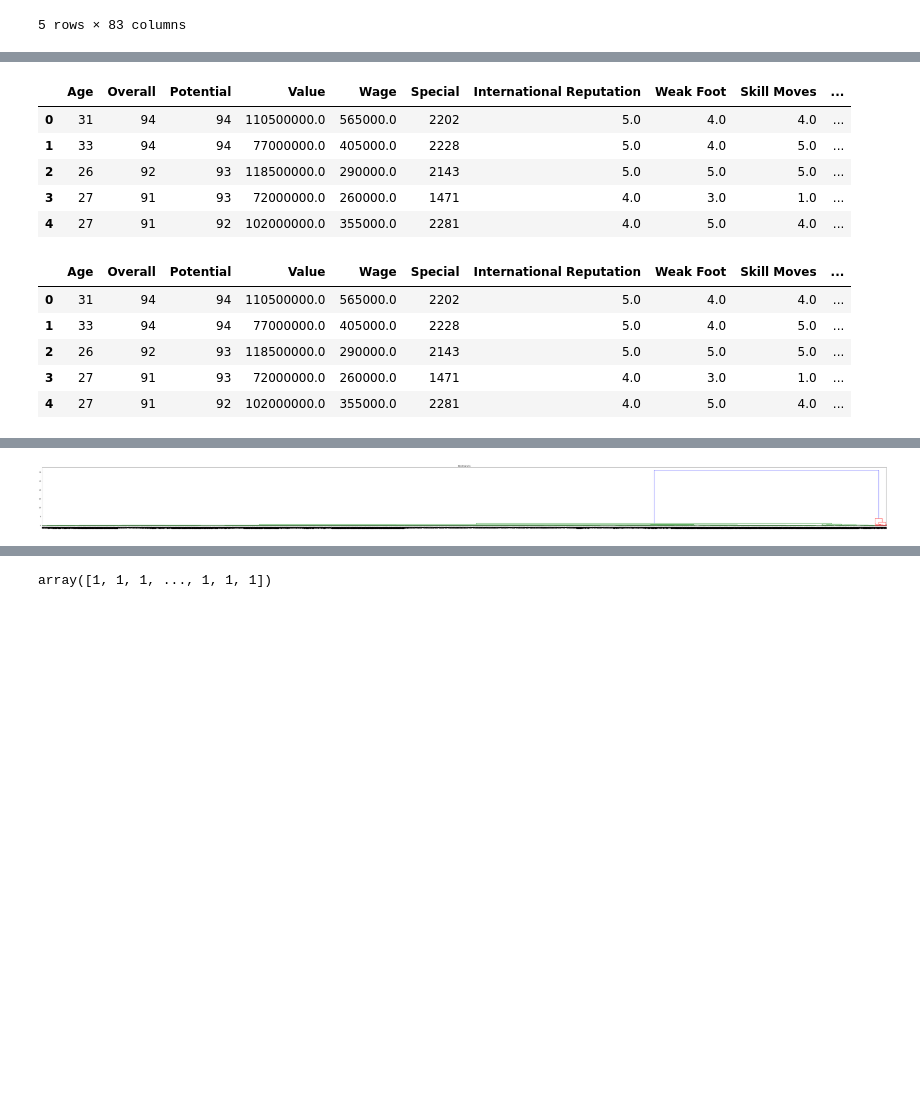
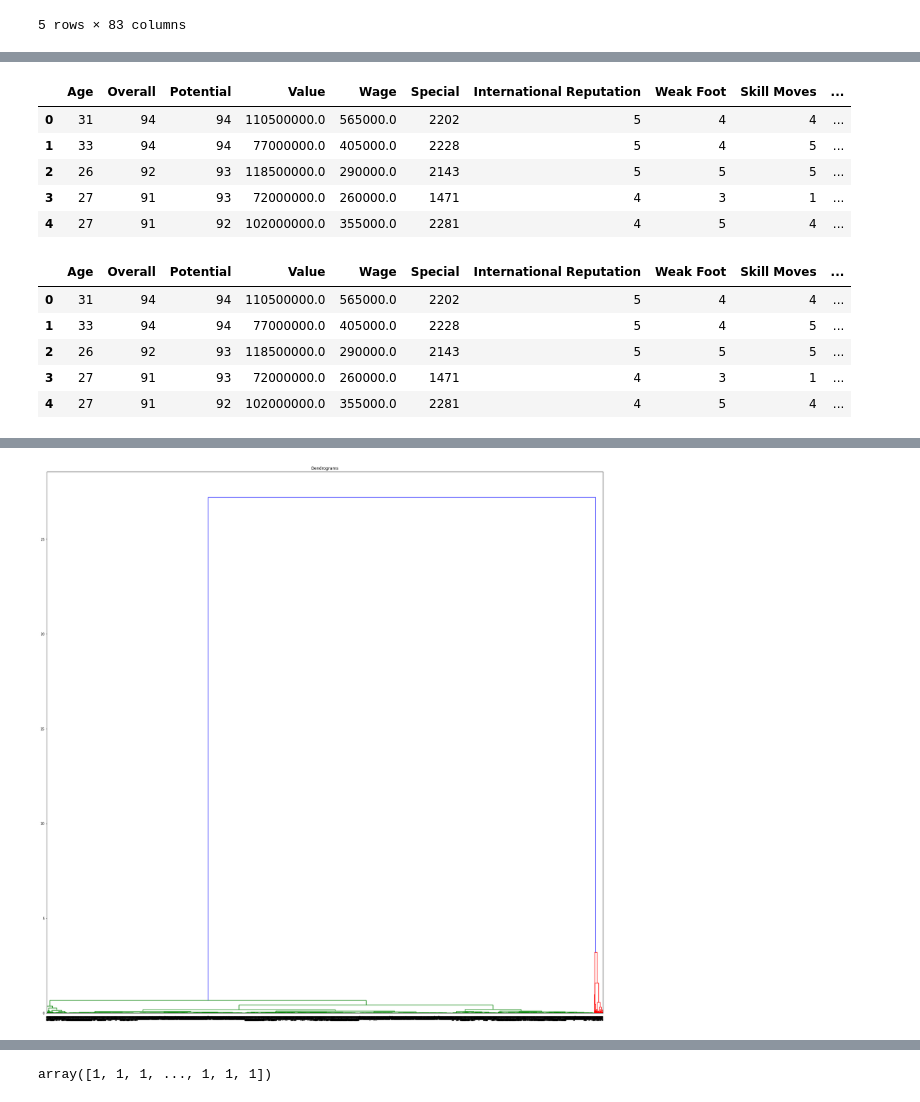
Before and after one commit to bachinaram/DataAnalytics1, a Jupyter notebook: DA1_assignment1q2.ipynb, the cells around one changed output, grey strips where cells are left out. Cells and saved outputs as stored; diff of their text form; code cells hidden in the pictures; blank space fills up the shorter version.

```diff
--- a/DA1_assignment1q2.ipynb
+++ b/DA1_assignment1q2.ipynb
@@ -6,7 +6,7 @@ import seaborn as sns
 import numpy as np
 import pandas as pd
 
-football_df = pd.read_csv("/content/sample_data/football_data.csv")
+football_df = pd.read_csv("/content/football_data.csv")
 football_df.head()
 # %% [output]
 |  | Unnamed: 0 | ID | Name | Age | Photo | Nationality | Flag | Overall | Potential | Club | ... |
@@ -464,11 +464,11 @@ football_df2 =  football_df1[['Age', 'Overall', 'Potential','Value','Wage','Spec
 football_df2.head()
 # %% [output]
 |  | Age | Overall | Potential | Value | Wage | Special | International Reputation | Weak Foot | Skill Moves | ... |
-| 0 | 31 | 94 | 94 | 110500000.0 | 565000.0 | 2202 | 5.0 | 4.0 | 4.0 | ... |
-| 1 | 33 | 94 | 94 | 77000000.0 | 405000.0 | 2228 | 5.0 | 4.0 | 5.0 | ... |
-| 2 | 26 | 92 | 93 | 118500000.0 | 290000.0 | 2143 | 5.0 | 5.0 | 5.0 | ... |
-| 3 | 27 | 91 | 93 | 72000000.0 | 260000.0 | 1471 | 4.0 | 3.0 | 1.0 | ... |
-| 4 | 27 | 91 | 92 | 102000000.0 | 355000.0 | 2281 | 4.0 | 5.0 | 4.0 | ... |
+| 0 | 31 | 94 | 94 | 110500000.0 | 565000.0 | 2202 | 5 | 4 | 4 | ... |
+| 1 | 33 | 94 | 94 | 77000000.0 | 405000.0 | 2228 | 5 | 4 | 5 | ... |
+| 2 | 26 | 92 | 93 | 118500000.0 | 290000.0 | 2143 | 5 | 5 | 5 | ... |
+| 3 | 27 | 91 | 93 | 72000000.0 | 260000.0 | 1471 | 4 | 3 | 1 | ... |
+| 4 | 27 | 91 | 92 | 102000000.0 | 355000.0 | 2281 | 4 | 5 | 4 | ... |
 # %%
 # replcing NAn with 0
 football_df2 = football_df2.fillna(0)
@@ -476,11 +476,11 @@ football_df2 = football_df2.fillna(0)
 football_df2.head()
 # %% [output]
 |  | Age | Overall | Potential | Value | Wage | Special | International Reputation | Weak Foot | Skill Moves | ... |
-| 0 | 31 | 94 | 94 | 110500000.0 | 565000.0 | 2202 | 5.0 | 4.0 | 4.0 | ... |
-| 1 | 33 | 94 | 94 | 77000000.0 | 405000.0 | 2228 | 5.0 | 4.0 | 5.0 | ... |
-| 2 | 26 | 92 | 93 | 118500000.0 | 290000.0 | 2143 | 5.0 | 5.0 | 5.0 | ... |
-| 3 | 27 | 91 | 93 | 72000000.0 | 260000.0 | 1471 | 4.0 | 3.0 | 1.0 | ... |
-| 4 | 27 | 91 | 92 | 102000000.0 | 355000.0 | 2281 | 4.0 | 5.0 | 4.0 | ... |
+| 0 | 31 | 94 | 94 | 110500000.0 | 565000.0 | 2202 | 5 | 4 | 4 | ... |
+| 1 | 33 | 94 | 94 | 77000000.0 | 405000.0 | 2228 | 5 | 4 | 5 | ... |
+| 2 | 26 | 92 | 93 | 118500000.0 | 290000.0 | 2143 | 5 | 5 | 5 | ... |
+| 3 | 27 | 91 | 93 | 72000000.0 | 260000.0 | 1471 | 4 | 3 | 1 | ... |
+| 4 | 27 | 91 | 92 | 102000000.0 | 355000.0 | 2281 | 4 | 5 | 4 | ... |
 # %%
 from sklearn.preprocessing import normalize
 data_scaled = normalize(football_df2)
@@ -495,9 +495,9 @@ data_scaled.head()
 | 4 | 2.647043e-07 | 8.921515e-07 | 9.019553e-07 | 0.999994 | 0.003480 | 0.000022 | 3.921545e-08 | 4.901931e-08 | 3.921545e-08 | ... |
 # %%
 import scipy.cluster.hierarchy as shc
-plt.figure(figsize=(10, 7))
+plt.figure(figsize=(30, 30))
 plt.title("Dendrograms")
 dend = shc.dendrogram(shc.linkage(data_scaled, method='ward'))
 # %% [output]
-[figure, old version]
+[figure, new version]
 # %%
```
Also changed, not shown: parts of 22 cells of this notebook.
